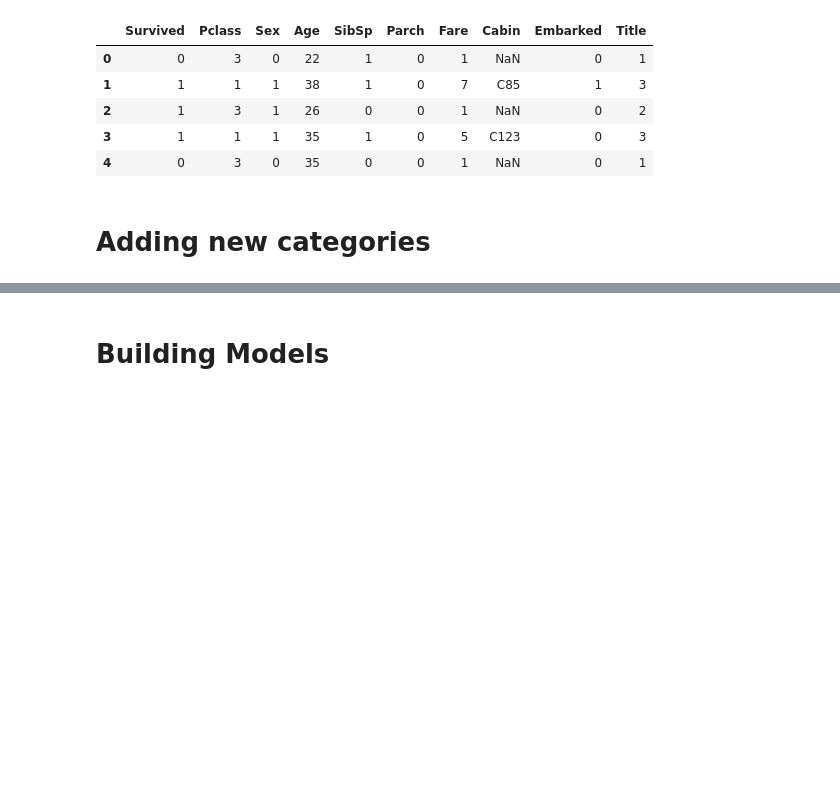
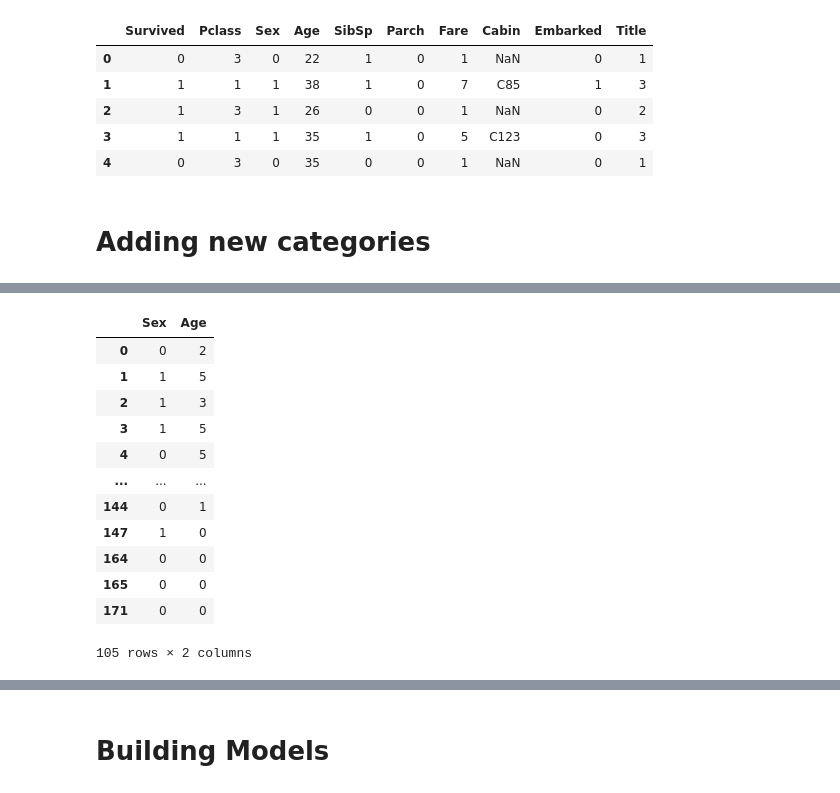
Before and after one commit to ramsoi53/ramsoi, a Jupyter notebook: My_titanic_ver1.ipynb, the cells around one changed output, grey strips where cells are left out. Cells and saved outputs as stored; diff of their text form; code cells hidden in the pictures; blank space fills up the shorter version.

```diff
--- a/My_titanic_ver1.ipynb
+++ b/My_titanic_ver1.ipynb
@@ -359,0 +358,17 @@ train_df.head()
+# %%
+train_df_age_sex = train_df[['Sex','Age']].groupby(['Age'])
+train_df_age_sex.head(15)
+# %% [output]
+|  | Sex | Age |
+| 0 | 0 | 2 |
+| 1 | 1 | 5 |
+| 2 | 1 | 3 |
+| 3 | 1 | 5 |
+| 4 | 0 | 5 |
+| ... | ... | ... |
+| 144 | 0 | 1 |
+| 147 | 1 | 0 |
+| 164 | 0 | 0 |
+| 165 | 0 | 0 |
+| 171 | 0 | 0 |
+105 rows × 2 columns
```
Also changed, not shown: parts of 22 cells of this notebook.
